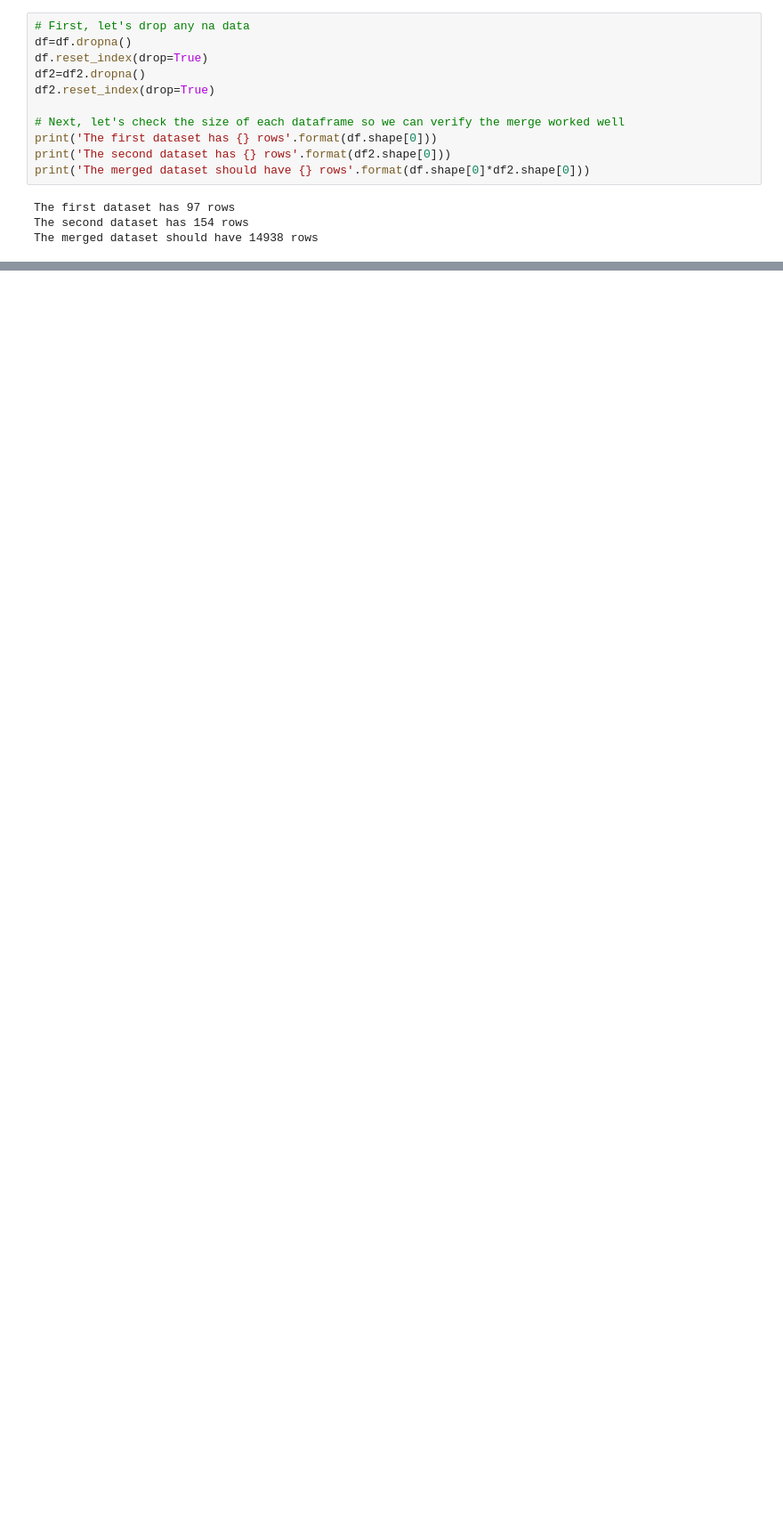
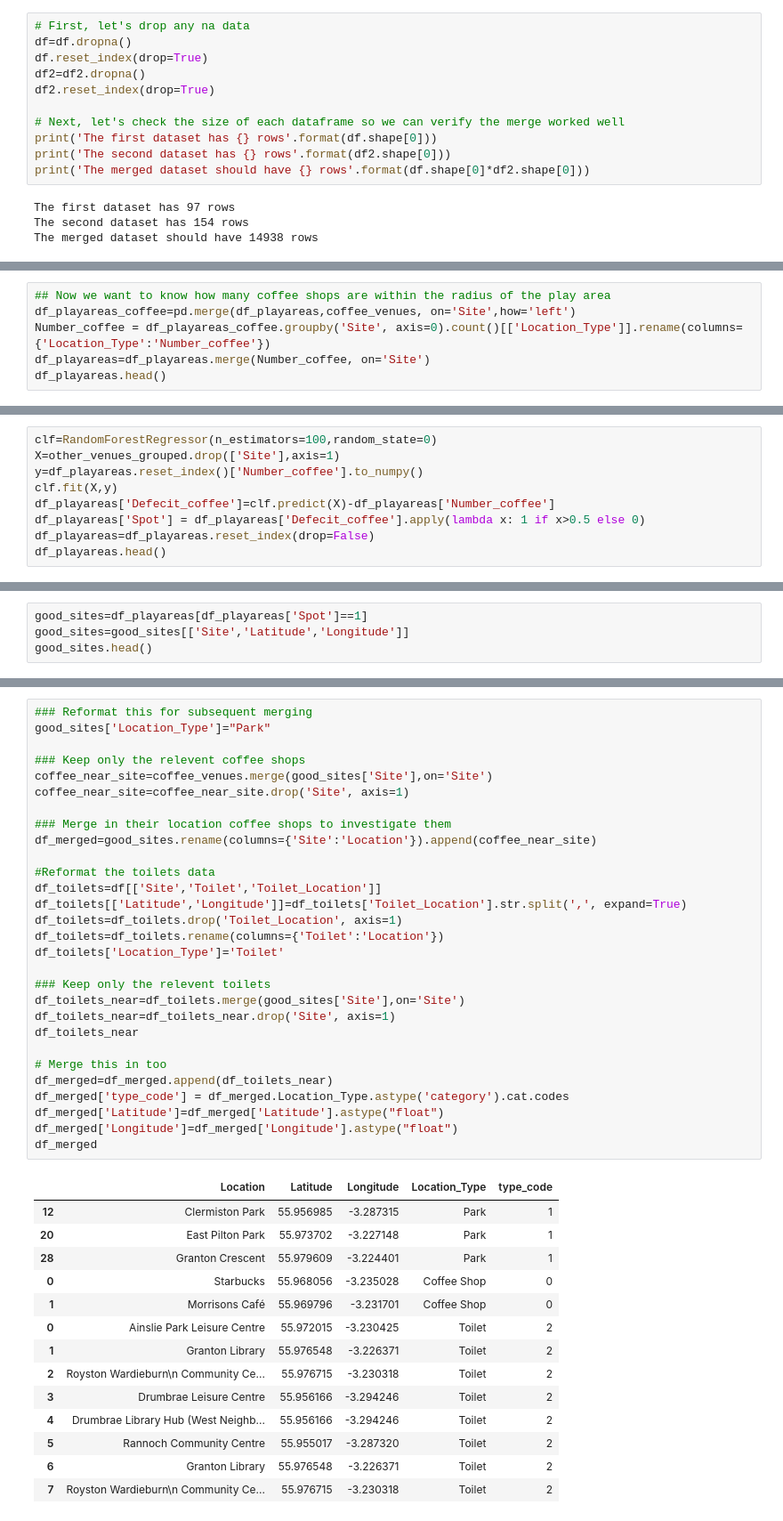
Before and after one commit to hollytibble/Coursera_Capstone, a Jupyter notebook: Holly's Data Science Capstone Project.ipynb, the cells around one changed output, grey strips where cells are left out. Shown at 89% size. Drawn from its saved outputs; the diff is of its cells as text; blank space fills up the shorter version.

```diff
--- a/Holly's Data Science Capstone Project.ipynb
+++ b/Holly's Data Science Capstone Project.ipynb
@@ -229,0 +192,6 @@ df_merged.head()
+# %%
+## Now we want to know how many coffee shops are within the radius of the play area
+df_playareas_coffee=pd.merge(df_playareas,coffee_venues, on='Site',how='left')
+Number_coffee = df_playareas_coffee.groupby('Site', axis=0).count()[['Location_Type']].rename(columns={'Location_Type':'Number_coffee'})
+df_playareas=df_playareas.merge(Number_coffee, on='Site')
+df_playareas.head()
@@ -229,0 +237,9 @@ df_merged.head()
+# %%
+clf=RandomForestRegressor(n_estimators=100,random_state=0)
+X=other_venues_grouped.drop(['Site'],axis=1)
+y=df_playareas.reset_index()['Number_coffee'].to_numpy()
+clf.fit(X,y)
+df_playareas['Defecit_coffee']=clf.predict(X)-df_playareas['Number_coffee']
+df_playareas['Spot'] = df_playareas['Defecit_coffee'].apply(lambda x: 1 if x>0.5 else 0)
+df_playareas=df_playareas.reset_index(drop=False)
+df_playareas.head()
@@ -229,0 +261,4 @@ df_merged.head()
+# %%
+good_sites=df_playareas[df_playareas['Spot']==1]
+good_sites=good_sites[['Site','Latitude','Longitude']]
+good_sites.head()
@@ -229,0 +270,44 @@ df_merged.head()
+# %%
+### Reformat this for subsequent merging
+good_sites['Location_Type']="Park"
+
+### Keep only the relevent coffee shops
+coffee_near_site=coffee_venues.merge(good_sites['Site'],on='Site')
+coffee_near_site=coffee_near_site.drop('Site', axis=1)
+
+### Merge in their location coffee shops to investigate them
+df_merged=good_sites.rename(columns={'Site':'Location'}).append(coffee_near_site)
+
+#Reformat the toilets data
+df_toilets=df[['Site','Toilet','Toilet_Location']]
+df_toilets[['Latitude','Longitude']]=df_toilets['Toilet_Location'].str.split(',', expand=True)
+df_toilets=df_toilets.drop('Toilet_Location', axis=1)
+df_toilets=df_toilets.rename(columns={'Toilet':'Location'})
+df_toilets['Location_Type']='Toilet'
+
+### Keep only the relevent toilets
+df_toilets_near=df_toilets.merge(good_sites['Site'],on='Site')
+df_toilets_near=df_toilets_near.drop('Site', axis=1)
+df_toilets_near
+
+# Merge this in too
+df_merged=df_merged.append(df_toilets_near)
+df_merged['type_code'] = df_merged.Location_Type.astype('category').cat.codes
+df_merged['Latitude']=df_merged['Latitude'].astype("float")
+df_merged['Longitude']=df_merged['Longitude'].astype("float")
+df_merged
+# %% [output]
+|  | Location | Latitude | Longitude | Location_Type | type_code |
+| 12 | Clermiston Park | 55.956985 | -3.287315 | Park | 1 |
+| 20 | East Pilton Park | 55.973702 | -3.227148 | Park | 1 |
+| 28 | Granton Crescent | 55.979609 | -3.224401 | Park | 1 |
+| 0 | Starbucks | 55.968056 | -3.235028 | Coffee Shop | 0 |
+| 1 | Morrisons Café | 55.969796 | -3.231701 | Coffee Shop | 0 |
+| 0 | Ainslie Park Leisure Centre | 55.972015 | -3.230425 | Toilet | 2 |
+| 1 | Granton Library | 55.976548 | -3.226371 | Toilet | 2 |
+| 2 | Royston Wardieburn\n Community Ce... | 55.976715 | -3.230318 | Toilet | 2 |
+| 3 | Drumbrae Leisure Centre | 55.956166 | -3.294246 | Toilet | 2 |
+| 4 | Drumbrae Library Hub (West Neighb... | 55.956166 | -3.294246 | Toilet | 2 |
+| 5 | Rannoch Community Centre | 55.955017 | -3.287320 | Toilet | 2 |
+| 6 | Granton Library | 55.976548 | -3.226371 | Toilet | 2 |
+| 7 | Royston Wardieburn\n Community Ce... | 55.976715 | -3.230318 | Toilet | 2 |
```
Also changed, not shown: parts of 27 cells of this notebook.
